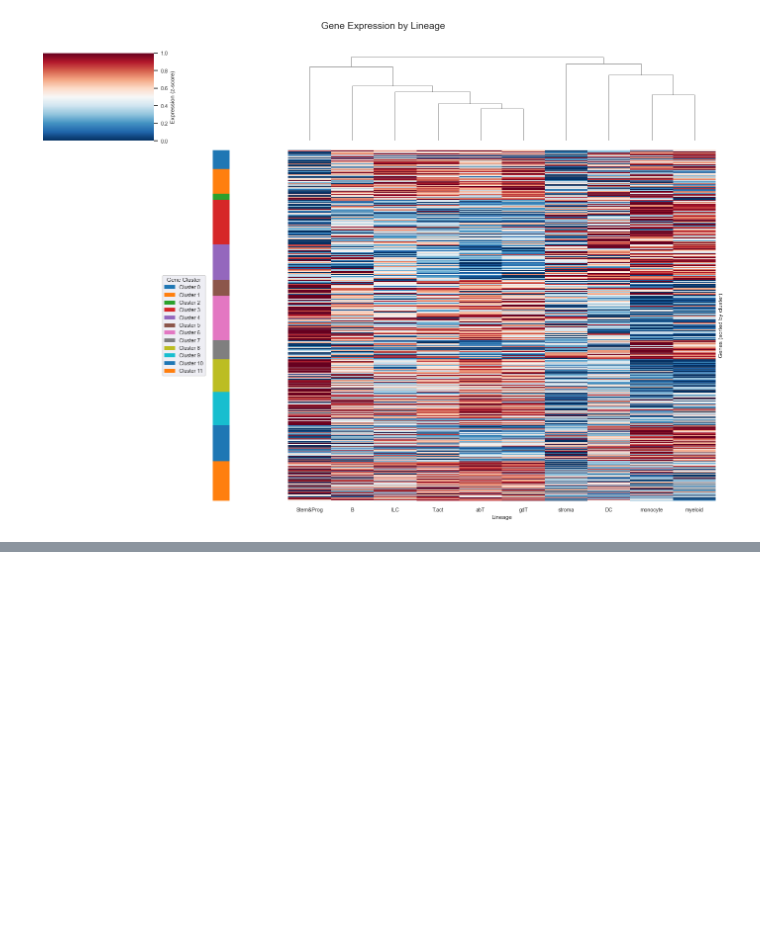
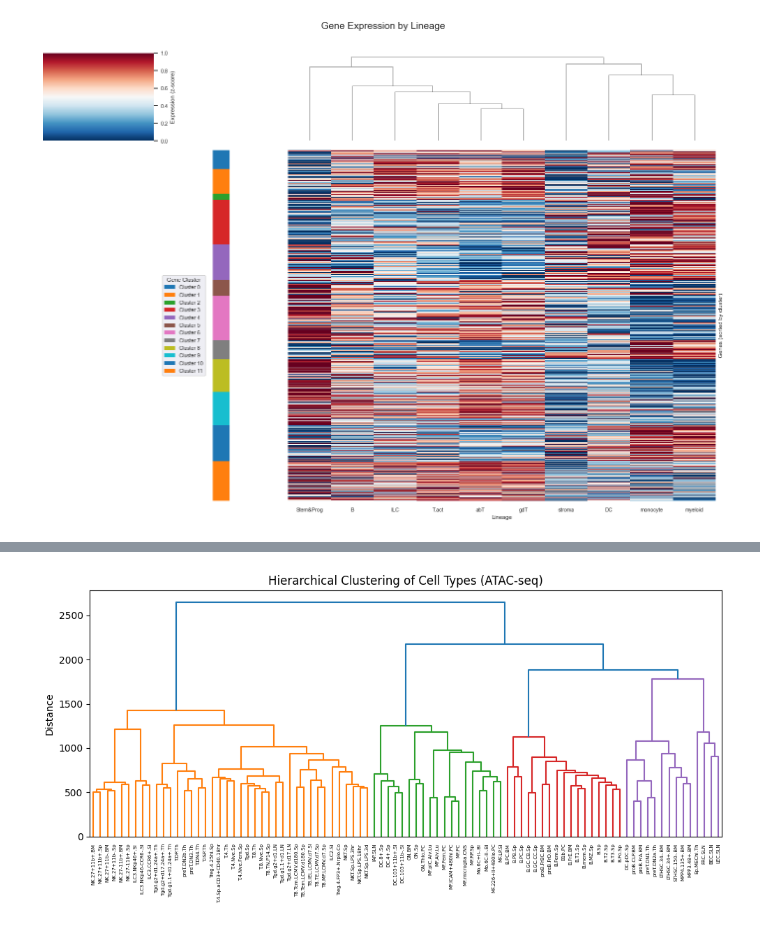
Before and after one commit to Topic2-Gene-Regulation-Immune-Cells/abT-gdT-cells-Team3, a Jupyter notebook: UMAP_clustering_RNA.ipynb, the cells around one changed output, grey strips where cells are left out. Drawn from its saved outputs; the diff is of its cells as text; code cells hidden in the pictures; blank space fills up the shorter version.

Commit message:
modifying regression, addding hierarichal clustering in th umap clustering rna  dataset

```diff
--- a/UMAP_clustering_RNA.ipynb
+++ b/UMAP_clustering_RNA.ipynb
@@ -578,0 +688,93 @@ plot_clustermap(lineage_expr, gene_cluster_series, lineage_expr_pca, cluster_pal
+# %%
+import importlib
+import functions
+importlib.reload(functions)
+functions.set_user('Helen')
+data = functions.call_data_clean(p_threshold=1.3)
+
+import pandas as pd
+import seaborn as sns
+import matplotlib.pyplot as plt
+import numpy as np
+import os
+from matplotlib.colors import ListedColormap
+from sklearn.cluster import KMeans
+import matplotlib.patches as mpatches
+from sklearn.metrics import adjusted_rand_score, normalized_mutual_info_score
+from scipy.spatial import ConvexHull
+import scanpy as sc
+from scipy.cluster.hierarchy import dendrogram, linkage
+from sklearn.preprocessing import StandardScaler
+
+
+#ATAC
+ATAC_scores = data['norm_scores']
+ATAC_scores_T = ATAC_scores.T
+
+scaler = StandardScaler()
+ATAC_T_scaled = pd.DataFrame(
+    scaler.fit_transform(ATAC_scores_T),
+    index=ATAC_scores_T.index,
+    columns=ATAC_scores_T.columns
+)
+linkage_atac = linkage(ATAC_T_scaled, method='ward')
+
+
+#RNA
+RNA_T = data['RNA_seq_T']
+
+# Z-score normalization
+scaler = StandardScaler()
+RNA_seq_log_scaled = pd.DataFrame(
+    scaler.fit_transform(RNA_seq_log),
+    index=RNA_seq_log.index,
+    columns=RNA_seq_log.columns
+)
+
+linkage_RNA = linkage(RNA_seq_log_scaled, method='ward')
+
+common_samples = RNA_seq_log_scaled.index.intersection(ATAC_T_scaled.index)
+RNA_seq_log_scaled_common = RNA_seq_log_scaled.loc[common_samples].sort_index()
+ATAC_T_scaled_common = ATAC_T_scaled.loc[common_samples].sort_index()
+
+#both matrices same shape?
+print("RNA shape:", RNA_seq_log_scaled_common.shape)
+print("ATAC shape:", ATAC_T_scaled_common.shape)
+
+#dendogram atac
+plt.figure(figsize=(10, 5))
+dendrogram(linkage_atac, labels=ATAC_T_scaled.index, leaf_rotation=90)
+
+plt.title("Hierarchical Clustering of Cell Types (ATAC-seq)")
+plt.ylabel("Distance")
+plt.tight_layout()
+plt.show()
+
+# dendrogram rna
+plt.figure(figsize=(10, 5))
+dendrogram(linkage_RNA, labels=RNA_seq_log_scaled.index, leaf_rotation=90)
+plt.title("Hierarchical Clustering of Cell Types (Gene Expression)")
+plt.ylabel("Distance")
+plt.tight_layout()
+plt.show()
+
+#distance matrices
+from scipy.spatial.distance import pdist
+from scipy.cluster.hierarchy import cophenet
+from scipy.stats import spearmanr
+
+
+coph_RNA, _ = cophenet(linkage_RNA, pdist(RNA_seq_log_scaled))
+coph_atac, _ = cophenet(linkage_atac, pdist(ATAC_T_scaled))
+from scipy.stats import spearmanr
+corr, _ = spearmanr(coph_RNA, coph_atac)
+print(f"Cophenetic correlation between RNA and ATAC clustering: {corr:.3f}")
+
+
+# To compare, make sure the arrays are the same length (they won't be unless the input matrices are the same shape)
+# If you want to compare the cophenetic distances, you need to use the same set of samples/features for both.
+# Otherwise, just print both cophenetic correlation coefficients separately:
+
+print(f"Cophenetic correlation coefficient (RNA): {coph_RNA.mean():.3f}")
+print(f"Cophenetic correlation coefficient (ATAC): {coph_atac.mean():.3f}")
+# %% [output]
@@ -578,0 +783 @@ plot_clustermap(lineage_expr, gene_cluster_series, lineage_expr_pca, cluster_pal
+[figure, added]
```
Also changed, not shown: parts of 3 cells of this notebook, 1 other file.
